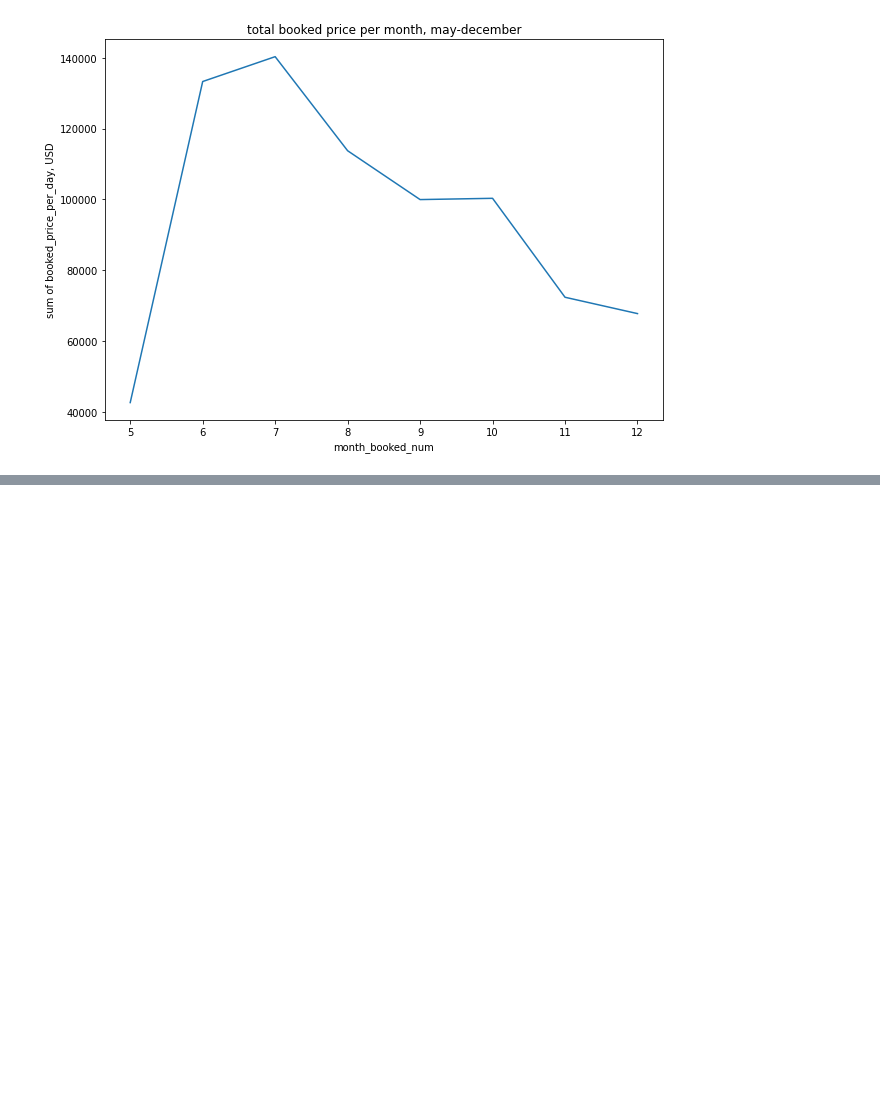
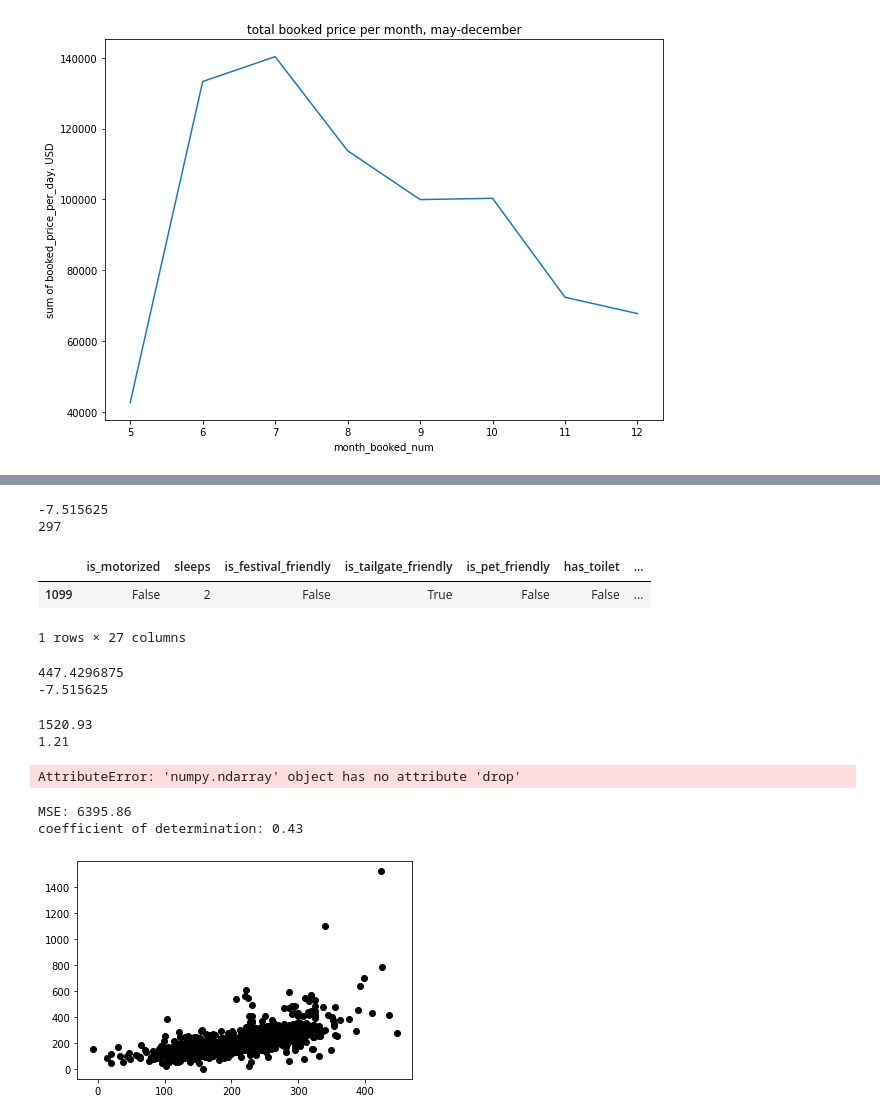
Before and after one commit to btlakey/outdoorsy_takehome, a Jupyter notebook: notebooks/assignment.ipynb, the cells around one changed output, grey strips where cells are left out. Saved outputs shown, nothing was run; the diff lists cells and outputs as text; code cells hidden in the pictures; blank space fills up the shorter version.

```diff
--- a/notebooks/assignment.ipynb
+++ b/notebooks/assignment.ipynb
@@ -398,4 +416,5 @@ df_model["vehicle_length_min"] = df_model["vehicle_length_min"].str.replace(">=
 # this is not scientific, but filling in >=40 max with twice the range of other levels (40 + 5*2 = 50)
 df_model["vehicle_length_max"] = df_model["vehicle_length_max"].fillna(50).astype(int)
 # %%
-df_model = df_model.drop(["rental_id", "month_booked", "booked_price_per_day", "vehicle_length"], axis=1)
+# either individually-identifying or superseded with numerical column
+df_model = df_model.drop(["rental_id", "month_booked", "booked_price_per_day", "vehicle_year", "vehicle_length"], axis=1)
@@ -421,0 +421,21 @@ dtype: object
+# %%
+categorical_vars = ["listing_state", "vehicle_type", "cancellation_policy"]
+for col in categorical_vars:
+    df_model[col] = df_model[col].astype('category')
+
+# these features require extensive cleaning or have similar info (vehicle length min vs max)
+drop_cols = ["vehicle_make", "vehicle_model", "vehicle_length_max", "listing_state"]
+supervised_var = "booked_price_per_day_num"
+
+X = pd.get_dummies(
+    df_model.drop(drop_cols + [supervised_var], axis=1)
+)
+y = df_model[supervised_var]
+# %%
+from sklearn.pipeline import Pipeline
+from sklearn.preprocessing import OneHotEncoder
+from sklearn.linear_model import LinearRegression
+from sklearn.model_selection import train_test_split
+from sklearn.metrics import mean_squared_error, r2_score
+
+X_train, X_test, y_train, y_test = train_test_split(X, y, random_state=666)
@@ -421,0 +463,45 @@ dtype: object
+# %%
+reg = LinearRegression()
+reg.fit(X_train, y_train)
+y_pred = reg.predict(X_test)
+# %%
+print(y_pred.min())
+print(y_pred.argmin())
+# %% [output]
+-7.515625
+297
+# %%
+X_test.iloc[y_pred.argmin():y_pred.argmin()+1]
+# %% [output]
+|  | is_motorized | sleeps | is_festival_friendly | is_tailgate_friendly | is_pet_friendly | has_toilet | ... |
+| 1099 | False | 2 | False | True | False | False | ... |
+1 rows × 27 columns
+# %%
+print(max(y_pred))
+print(min(y_pred))
+# %% [output]
+447.4296875
+-7.515625
+# %%
+print(max(y_test))
+print(min(y_test))
+# %% [output]
+1520.93
+1.21
+# %%
+y_pred.drop(y_pred.argmin())
+# %% [output]
+AttributeError: 'numpy.ndarray' object has no attribute 'drop'
+# %%
+# print("coefficients: \n", reg.coef_)
+print("MSE: %.2f" % mean_squared_error(y_test, y_pred))
+print("coefficient of determination: %.2f" % r2_score(y_test, y_pred))
+
+# Plot outputs
+plt.scatter(y_pred, y_test, color="black")
+
+plt.show()
+# %% [output]
+MSE: 6395.86
+coefficient of determination: 0.43
+[figure, added]
```
Also changed, not shown: parts of 14 cells of this notebook.
